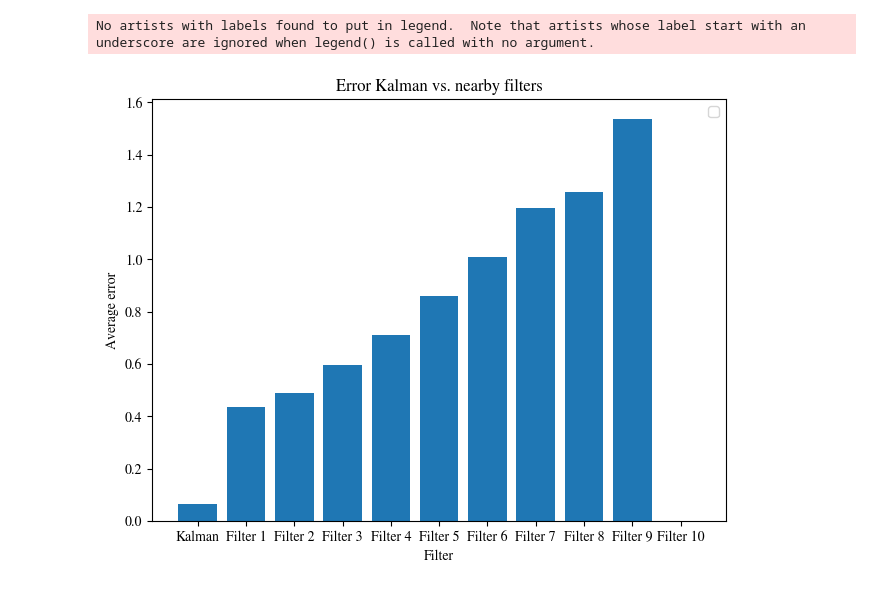
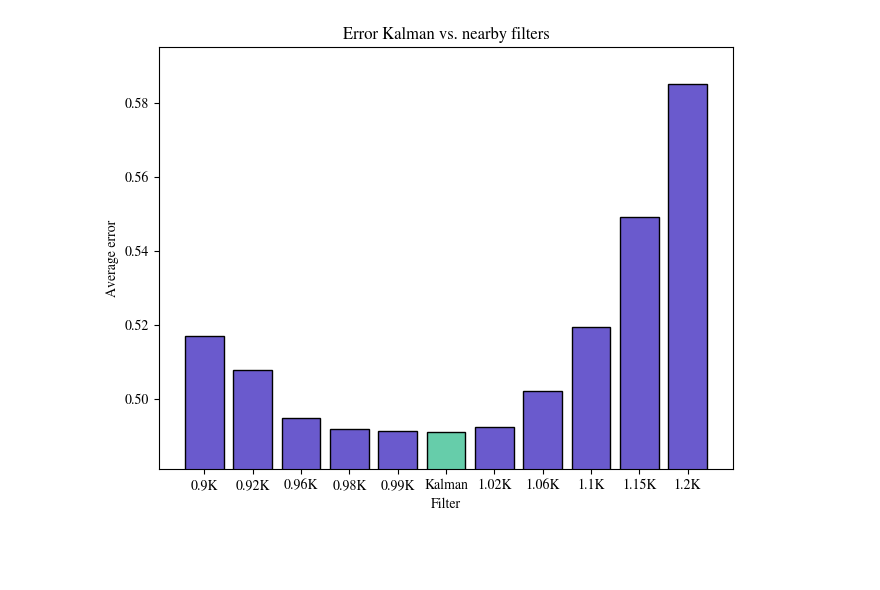
Before and after one commit to sirojc/me455-active-learning, a Jupyter notebook: HW3/Problem 3/HW3_3.ipynb, the cells around one changed output. Drawn from its saved outputs; the diff is of its cells as text; code cells hidden in the pictures; blank space fills up the shorter version.

```diff
--- a/HW3/Problem 3/HW3_3.ipynb
+++ b/HW3/Problem 3/HW3_3.ipynb
@@ -77,23 +34,0 @@ for f in range(10):
-# %%
-fig, ax = plt.subplots()
-fig.tight_layout()
-
-# a bar plot displaying the average error between the real trajectory and the filtered trajectory
-e_filters = np.zeros(11)
-
-e_filters[0] = np.mean([np.linalg.norm(x_real[i] - x_filt[i]) for i in range(n)])
-for f in range(1, 10):
-    e_filters[f] = np.mean([np.linalg.norm(x_real[i] - x_fnear_f[f, i]) for i in range(n)])
-
-x_axis = ['Kalman', 'Filter 1', 'Filter 2', 'Filter 3', 'Filter 4', 'Filter 5', 'Filter 6', 'Filter 7', 'Filter 8', 'Filter 9', 'Filter 10']
-ax.bar(x_axis, e_filters)
-
-ax.set_xlabel('Filter')
-ax.set_ylabel('Average error')
-ax.set_title('Error Kalman vs. nearby filters')
-ax.legend()
-#plt.savefig('HW3_3_error.png', dpi=300)
-plt.show()
-# %% [output]
-No artists with labels found to put in legend.  Note that artists whose label start with an underscore are ignored when legend() is called with no argument.
-[figure, removed]
@@ -99,0 +55,39 @@ No artists with labels found to put in legend.  Note that artists whose label st
+# %%
+for s in range(100):
+    for t in range(n):
+        x_pred[t] = Ak @ x_pred[t-1]
+        Cov_pred[t] = Ak @ Cov_pred[t-1] @ Ak.T + Q
+
+        z[t] = Ck @ x_real[t] + R * np.random.normal()
+        #Kalman
+        K = Cov_pred[t] @ Ck.T * 1/(Ck @ Cov_pred[t] @ Ck.T + R)
+        x_filt[t] = x_pred[t] + K * (z[t] - Ck @ x_pred[t])
+        # Cov_filt[t] = Cov_pred[t] - K * Ck @ Cov_pred[t]
+        e_filters[5] += np.linalg.norm(x_filt[t] - x_real[t])/(n*100)
+
+        #Filters 1-10
+        for f in range(0, 5):
+            Kf = K*fnear_amp[f]
+            x_fnear_f[f-1, t] = x_pred[t] + Kf * (z[t] - Ck @ x_pred[t])
+            e_filters[f] += np.linalg.norm(x_fnear_f[f-1, t] - x_real[t])/(n*100)
+        for f in range(6, 11):
+            Kf = K*fnear_amp[f-1]
+            x_fnear_f[f-1, t] = x_pred[t] + Kf * (z[t] - Ck @ x_pred[t])
+            e_filters[f] += np.linalg.norm(x_fnear_f[f-1, t] - x_real[t])/(n*100)
+# %%
+fig, ax = plt.subplots()
+fig.tight_layout()
+
+x_axis = [str(fnear_amp[0]) + 'K', str(fnear_amp[1]) + 'K', str(fnear_amp[2]) + 'K', str(fnear_amp[3]) + 'K', str(fnear_amp[4]) + 'K', 'Kalman', str(fnear_amp[5]) + 'K', str(fnear_amp[6]) + 'K', str(fnear_amp[7]) + 'K', str(fnear_amp[8]) + 'K', str(fnear_amp[9]) + 'K']
+barlist = ax.bar(x_axis, e_filters, color='slateblue', edgecolor='k')
+barlist[5].set_color('mediumaquamarine')
+barlist[5].set_edgecolor('k')
+ax.set_ylim(bottom=np.amin(e_filters)-0.01, top=np.amax(e_filters)+0.01)
+
+ax.set_xlabel('Filter')
+ax.set_ylabel('Average error')
+ax.set_title('Error Kalman vs. nearby filters')
+plt.savefig('HW3_3_error.png', dpi=300)
+plt.show()
+# %% [output]
+[figure, added]
```
Also changed, not shown: parts of 4 cells of this notebook, 5 other files.
